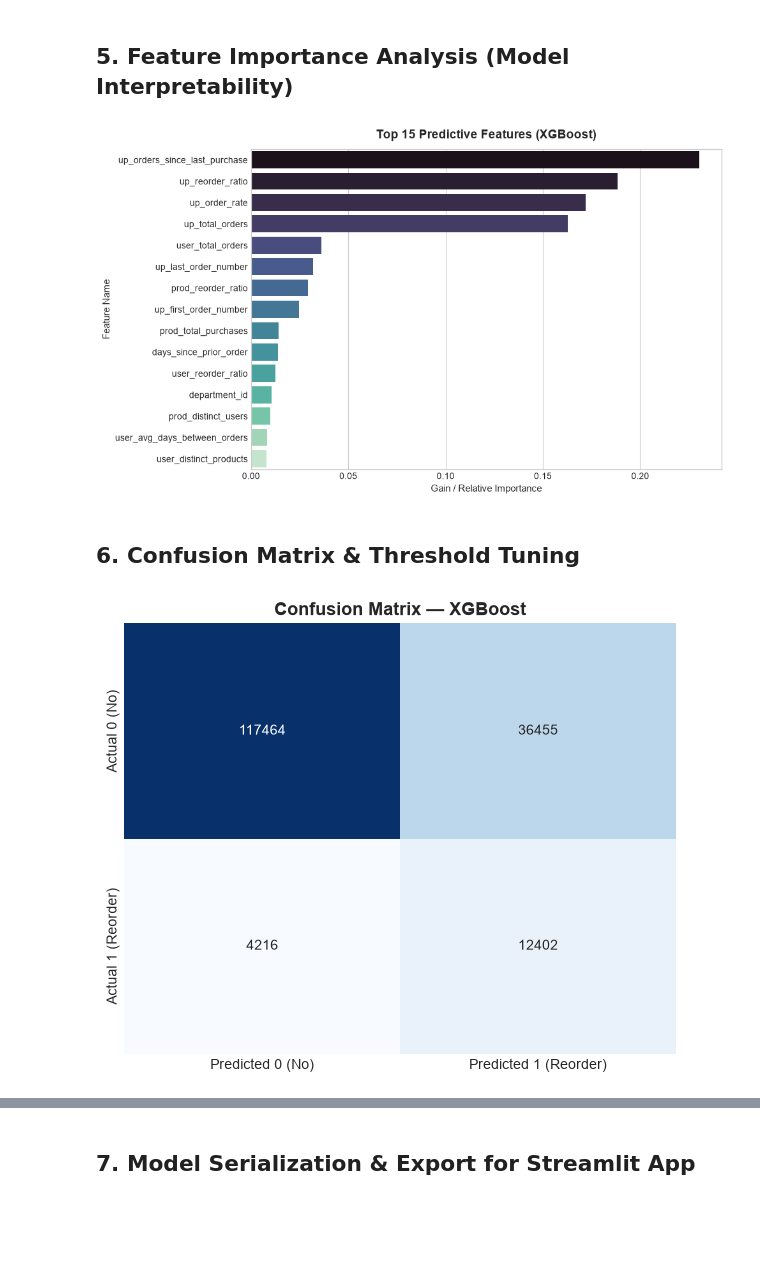
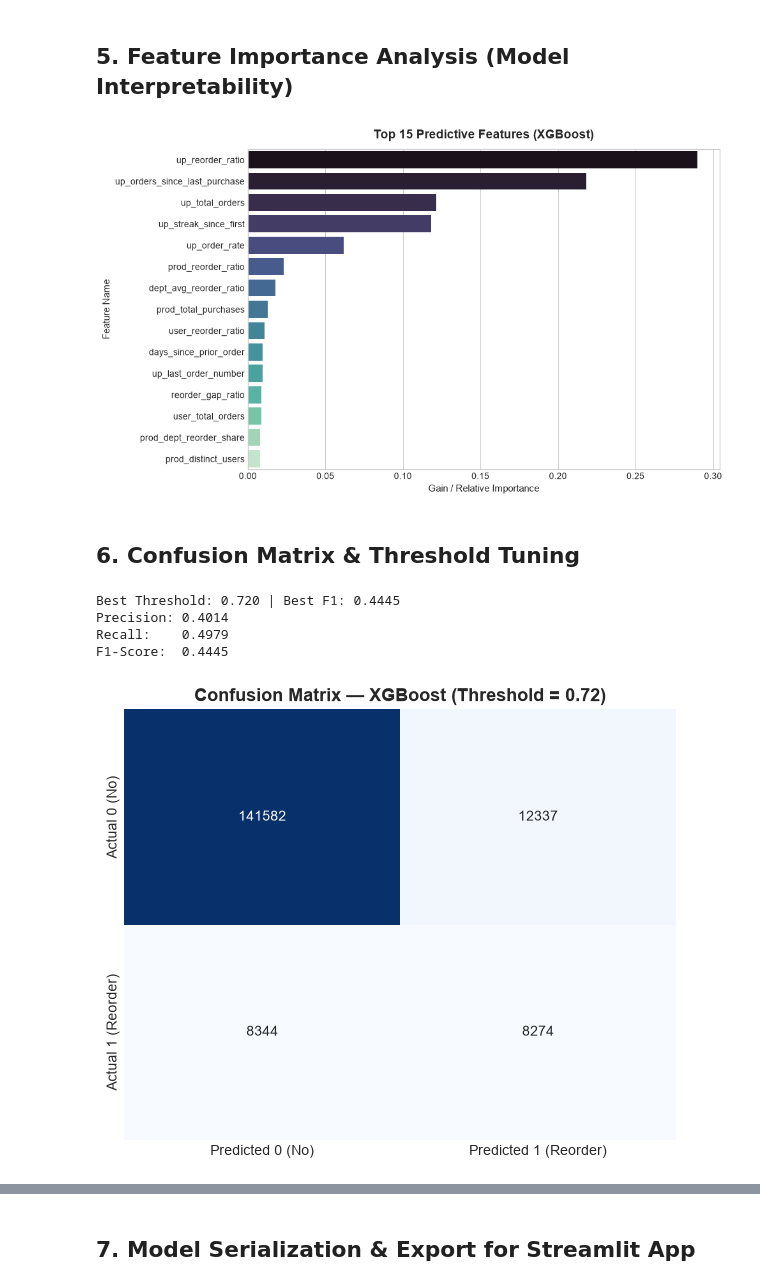
Before and after one commit to najeebjony/instacard_market_basket_project, a Jupyter notebook: notebooks/02_model_training.ipynb, the cells around one changed output, grey strips where cells are left out. Cells and saved outputs as stored; diff of their text form; code cells hidden in the pictures; blank space fills up the shorter version.

```diff
--- a/notebooks/02_model_training.ipynb
+++ b/notebooks/02_model_training.ipynb
@@ -52,6 +52,10 @@ feature_cols = [
     'order_dow', 'order_hour_of_day', 'days_since_prior_order'
 ]
 
+# naye 6 features
+feature_cols += ['up_streak_since_first', 'up_slot_priority_ratio', 'user_reorder_velocity',
+                 'dept_avg_reorder_ratio', 'prod_dept_reorder_share', 'reorder_gap_ratio']
+
 df[feature_cols] = df[feature_cols].fillna(0)
 print(f"Total Features: {len(feature_cols)}")
 print(f"Target Distribution:\n{df['reordered'].value_counts(normalize=True)}")
@@ -247,20 +251,38 @@ plt.ylabel('Feature Name', fontsize=11)
 plt.tight_layout()
 plt.show()
 # %% [output]
-[figure, old version]
+[figure, new version]
 # %% [markdown]
 ## 6. Confusion Matrix & Threshold Tuning
 # %%
+from sklearn.metrics import precision_recall_curve
+
 y_prob_best = best_model.predict_proba(X_test)[:, 1]
-y_pred_best = (y_prob_best >= 0.5).astype(int)
 
+# 1) Best threshold (max F1)
+p, r, t = precision_recall_curve(y_test, y_prob_best)
+f1_scores = 2 * p * r / (p + r + 1e-9)
+best_t = t[f1_scores[:-1].argmax()]
+print(f"Best Threshold: {best_t:.3f} | Best F1: {f1_scores[:-1].max():.4f}")
+
+# 2) Naye threshold par metrics
+y_pred_best = (y_prob_best >= best_t).astype(int)
+print(f"Precision: {precision_score(y_test, y_pred_best):.4f}")
+print(f"Recall:    {recall_score(y_test, y_pred_best):.4f}")
+print(f"F1-Score:  {f1_score(y_test, y_pred_best):.4f}")
+
+# 3) Confusion matrix
 cm = confusion_matrix(y_test, y_pred_best)
 plt.figure(figsize=(6, 5))
 sns.heatmap(cm, annot=True, fmt='d', cmap='Blues', cbar=False,
             xticklabels=['Predicted 0 (No)', 'Predicted 1 (Reorder)'],
             yticklabels=['Actual 0 (No)', 'Actual 1 (Reorder)'])
-plt.title(f'Confusion Matrix — {best_model_name}', fontsize=13, fontweight='bold')
+plt.title(f'Confusion Matrix — {best_model_name} (Threshold = {best_t:.2f})', fontsize=13, fontweight='bold')
 plt.tight_layout()
 plt.show()
 # %% [output]
+Best Threshold: 0.720 | Best F1: 0.4445
+Precision: 0.4014
+Recall:    0.4979
+F1-Score:  0.4445
-[figure, old version]
+[figure, new version]
```
Also changed, not shown: parts of 6 cells of this notebook, 6 other files.
